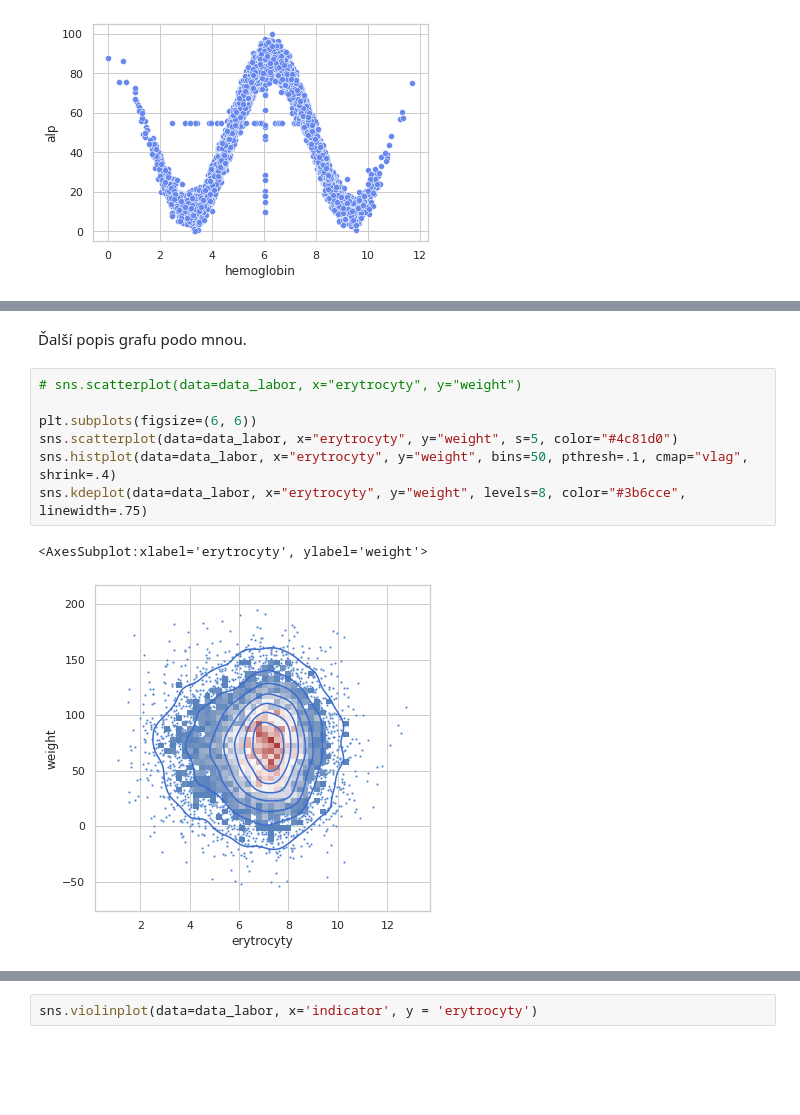
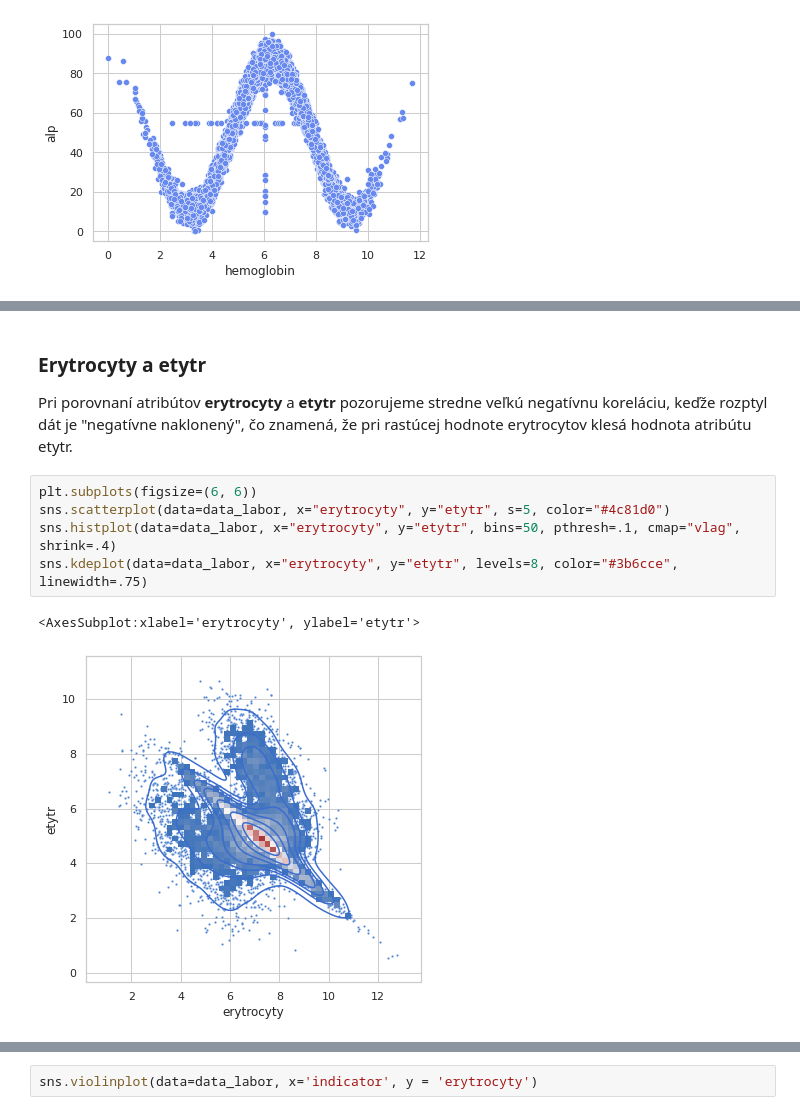
Before and after one commit to MarkoStahovec/IAU-Stahovec-Viest, a Jupyter notebook: main.ipynb, the cells around one changed output, grey strips where cells are left out. Drawn from its saved outputs; the diff is of its cells as text; blank space fills up the shorter version.

```diff
--- a/main.ipynb
+++ b/main.ipynb
@@ -246,17 +266,18 @@ sns.kdeplot(data=data_labor, x="erytrocyty", y="leukocyty", levels=8, color="#3b
 # %% [output]
 <AxesSubplot:xlabel='erytrocyty', ylabel='leukocyty'>
 [figure]
-# %% [markdown]
-Ďalší popis grafu podo mnou.
+# %% [markdown]
+### Erytrocyty a etytr
+Pri porovnaní atribútov **erytrocyty** a **etytr** pozorujeme stredne veľkú negatívnu koreláciu,
+keďže rozptyl dát je "negatívne naklonený", čo znamená, že pri rastúcej hodnote erytrocytov
+klesá hodnota atribútu etytr.
 # %%
-# sns.scatterplot(data=data_labor, x="erytrocyty", y="weight")
-
 plt.subplots(figsize=(6, 6))
-sns.scatterplot(data=data_labor, x="erytrocyty", y="weight", s=5, color="#4c81d0")
-sns.histplot(data=data_labor, x="erytrocyty", y="weight", bins=50, pthresh=.1, cmap="vlag", shrink=.4)
-sns.kdeplot(data=data_labor, x="erytrocyty", y="weight", levels=8, color="#3b6cce", linewidth=.75)
+sns.scatterplot(data=data_labor, x="erytrocyty", y="etytr", s=5, color="#4c81d0")
+sns.histplot(data=data_labor, x="erytrocyty", y="etytr", bins=50, pthresh=.1, cmap="vlag", shrink=.4)
+sns.kdeplot(data=data_labor, x="erytrocyty", y="etytr", levels=8, color="#3b6cce", linewidth=.75)
 # %% [output]
-<AxesSubplot:xlabel='erytrocyty', ylabel='weight'>
+<AxesSubplot:xlabel='erytrocyty', ylabel='etytr'>
-[figure, old version]
+[figure, new version]
 # %% [markdown]
 ### **Skúmanie závislostí medzi predikovanou premennou a ďalšími atribútmi**
```
Also changed, not shown: parts of 24 cells of this notebook.
